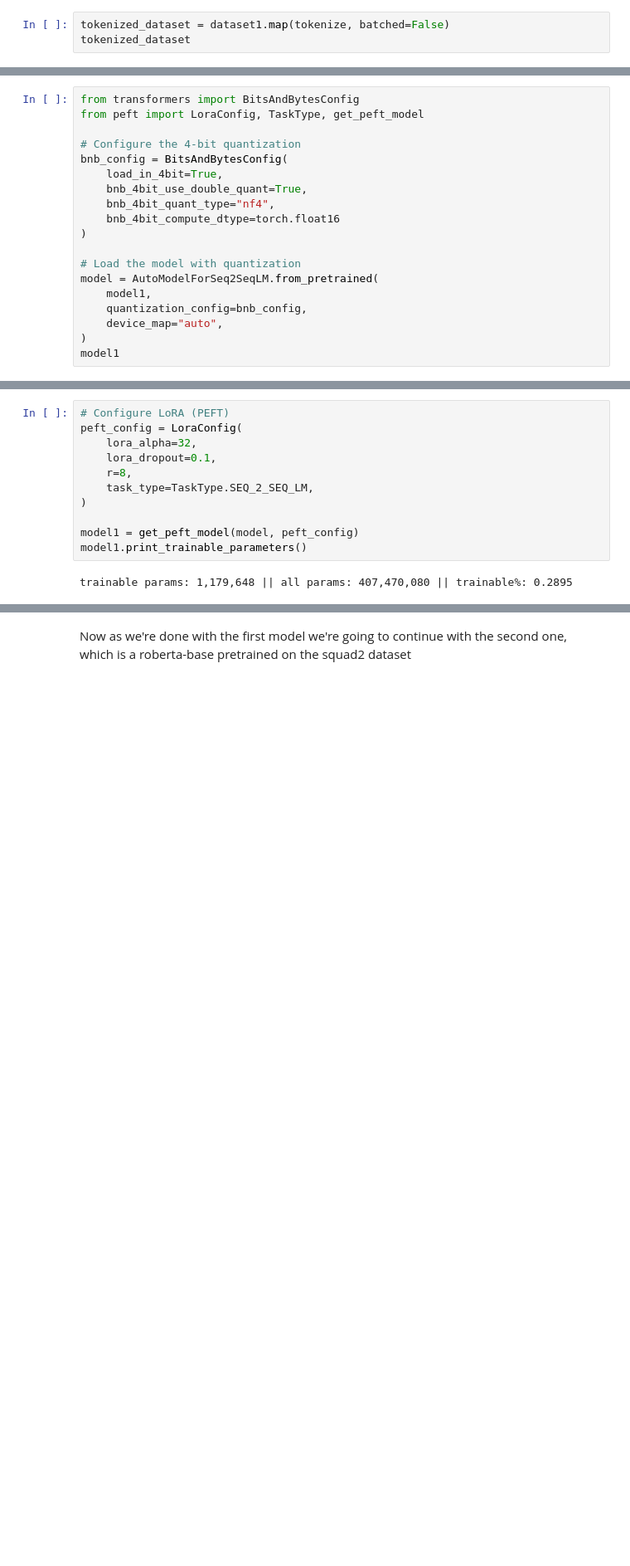
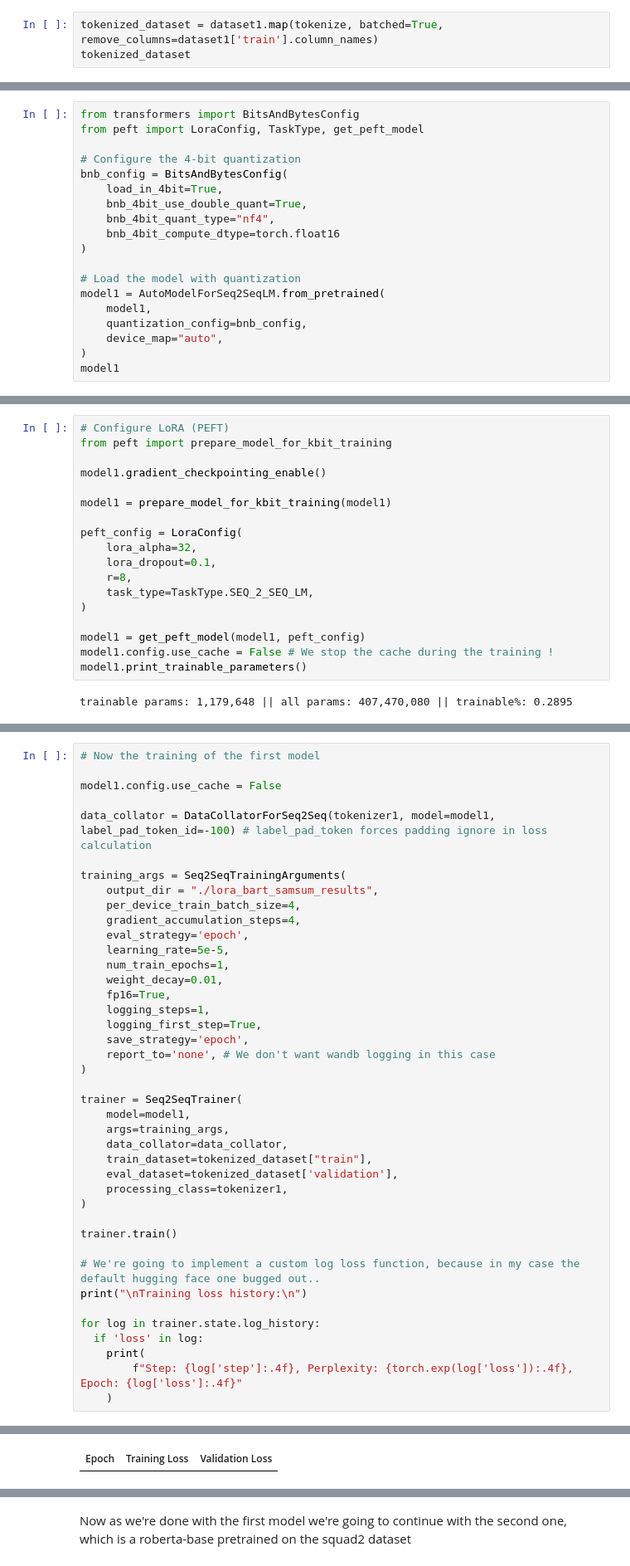
Before and after one commit to pop123-ux/doc-assistant-hf, a Jupyter notebook: coded.ipynb, the cells around one changed output, grey strips where cells are left out. Shown at 83% size. Drawn from its saved outputs; the diff is of its cells as text; blank space fills up the shorter version.

```diff
--- a/coded.ipynb
+++ b/coded.ipynb
@@ -91,5 +87,5 @@ def tokenize(example):
 # %%
-tokenized_dataset = dataset1.map(tokenize, batched=False)
+tokenized_dataset = dataset1.map(tokenize, batched=True, remove_columns=dataset1['train'].column_names)
 tokenized_dataset
 # %% [output]
 DatasetDict({
@@ -139,7 +117,7 @@ bnb_config = BitsAndBytesConfig(
 )
 
 # Load the model with quantization
-model = AutoModelForSeq2SeqLM.from_pretrained(
+model1 = AutoModelForSeq2SeqLM.from_pretrained(
     model1,
     quantization_config=bnb_config,
     device_map="auto",
@@ -151,5 +145,11 @@ model1
 # %%
 # Configure LoRA (PEFT)
+from peft import prepare_model_for_kbit_training
+
+model1.gradient_checkpointing_enable()
+
+model1 = prepare_model_for_kbit_training(model1)
+
 peft_config = LoraConfig(
     lora_alpha=32,
     lora_dropout=0.1,
@@ -157,7 +157,8 @@ peft_config = LoraConfig(
     task_type=TaskType.SEQ_2_SEQ_LM,
 )
 
-model1 = get_peft_model(model, peft_config)
+model1 = get_peft_model(model1, peft_config)
+model1.config.use_cache = False # We stop the cache during the training !
 model1.print_trainable_parameters()
 # %% [output]
 trainable params: 1,179,648 || all params: 407,470,080 || trainable%: 0.2895
@@ -163,0 +185,42 @@ trainable params: 1,179,648 || all params: 407,470,080 || trainable%: 0.2895
+# %%
+# Now the training of the first model
+
+model1.config.use_cache = False
+
+data_collator = DataCollatorForSeq2Seq(tokenizer1, model=model1, label_pad_token_id=-100) # label_pad_token forces padding ignore in loss calculation
+
+training_args = Seq2SeqTrainingArguments(
+    output_dir = "./lora_bart_samsum_results",
+    per_device_train_batch_size=4,
+    gradient_accumulation_steps=4,
+    eval_strategy='epoch',
+    learning_rate=5e-5,
+    num_train_epochs=1,
+    weight_decay=0.01,
+    fp16=True,
+    logging_steps=1,
+    logging_first_step=True,
+    save_strategy='epoch',
+    report_to='none', # We don't want wandb logging in this case
+)
+
+trainer = Seq2SeqTrainer(
+    model=model1,
+    args=training_args,
+    data_collator=data_collator,
+    train_dataset=tokenized_dataset["train"],
+    eval_dataset=tokenized_dataset['validation'],
+    processing_class=tokenizer1,
+)
+
+trainer.train()
+
+# We're going to implement a custom log loss function, because in my case the default hugging face one bugged out..
+print("\nTraining loss history:\n")
+
+for log in trainer.state.log_history:
+  if 'loss' in log:
+    print(
+        f"Step: {log['step']:.4f}, Perplexity: {torch.exp(log['loss']):.4f}, Epoch: {log['loss']:.4f}"
+    )
+# %% [output]
@@ -163,0 +228 @@ trainable params: 1,179,648 || all params: 407,470,080 || trainable%: 0.2895
+| Epoch | Training Loss | Validation Loss |
```
Also changed, not shown: parts of 13 cells of this notebook.
